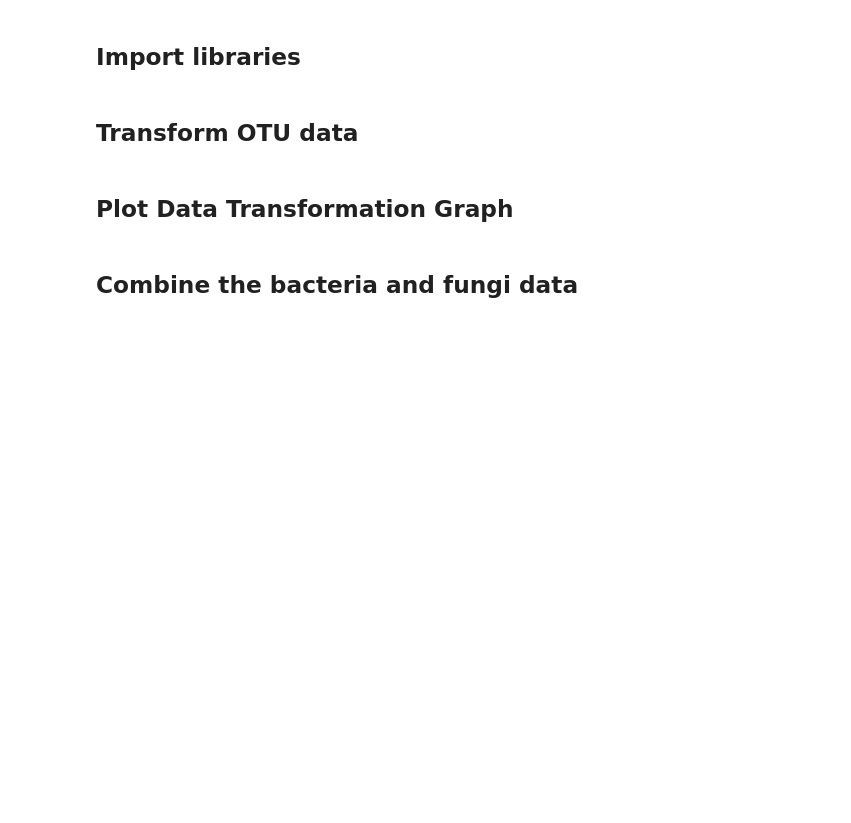
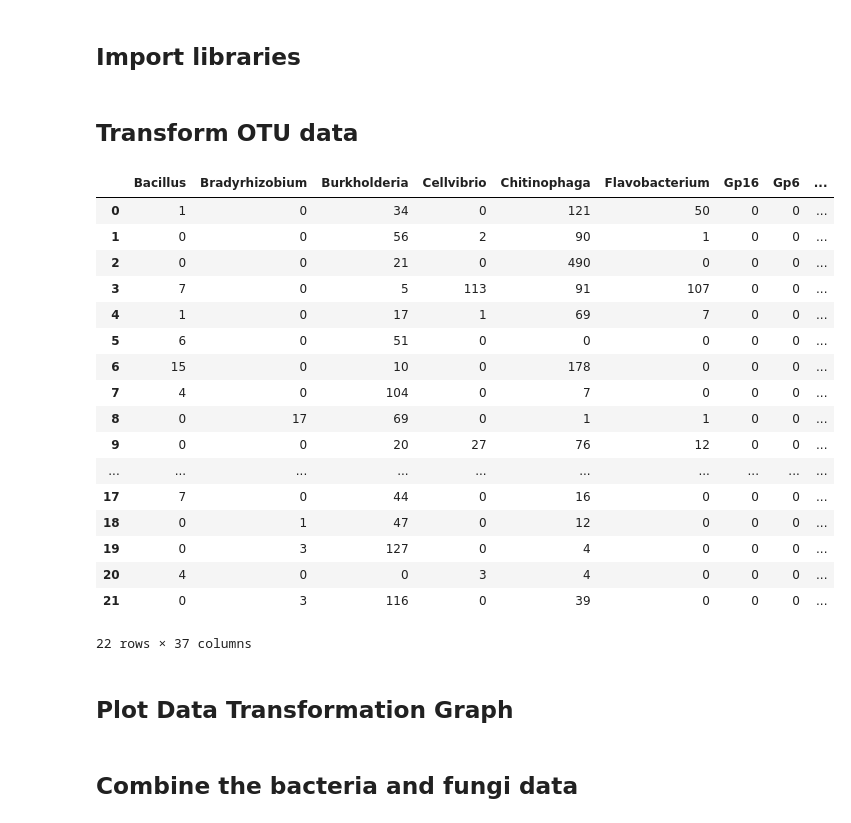
Before and after one commit to EngineerDanny/CS685-Microbe-Network-Research-Code, a Jupyter notebook: data/necromass/wrangle_data.ipynb, the cells around one changed output. Cells and saved outputs as stored; diff of their text form; code cells hidden in the pictures; blank space fills up the shorter version.

```diff
--- a/data/necromass/wrangle_data.ipynb
+++ b/data/necromass/wrangle_data.ipynb
@@ -24,3 +111,24 @@ for dataset_name in dataset_list:
+# %%
+melan_high_bact_fungi_df
+# %% [output]
+|  | Bacillus | Bradyrhizobium | Burkholderia | Cellvibrio | Chitinophaga | Flavobacterium | Gp16 | Gp6 | ... |
+| 0 | 1 | 0 | 34 | 0 | 121 | 50 | 0 | 0 | ... |
+| 1 | 0 | 0 | 56 | 2 | 90 | 1 | 0 | 0 | ... |
+| 2 | 0 | 0 | 21 | 0 | 490 | 0 | 0 | 0 | ... |
+| 3 | 7 | 0 | 5 | 113 | 91 | 107 | 0 | 0 | ... |
+| 4 | 1 | 0 | 17 | 1 | 69 | 7 | 0 | 0 | ... |
+| 5 | 6 | 0 | 51 | 0 | 0 | 0 | 0 | 0 | ... |
+| 6 | 15 | 0 | 10 | 0 | 178 | 0 | 0 | 0 | ... |
+| 7 | 4 | 0 | 104 | 0 | 7 | 0 | 0 | 0 | ... |
+| 8 | 0 | 17 | 69 | 0 | 1 | 1 | 0 | 0 | ... |
+| 9 | 0 | 0 | 20 | 27 | 76 | 12 | 0 | 0 | ... |
+| ... | ... | ... | ... | ... | ... | ... | ... | ... | ... |
+| 17 | 7 | 0 | 44 | 0 | 16 | 0 | 0 | 0 | ... |
+| 18 | 0 | 1 | 47 | 0 | 12 | 0 | 0 | 0 | ... |
+| 19 | 0 | 3 | 127 | 0 | 4 | 0 | 0 | 0 | ... |
+| 20 | 4 | 0 | 0 | 3 | 4 | 0 | 0 | 0 | ... |
+| 21 | 0 | 3 | 116 | 0 | 39 | 0 | 0 | 0 | ... |
+22 rows × 37 columns
 # %%
 data_path = '/projects/genomic-ml/da2343/ml_project_1/data/necromass'
 dataset_list = ['Dec22_bacteria_conservative_r_same', 'Dec22_fungi_conservative_r_same']
```
Also changed, not shown: parts of 3 cells of this notebook.
